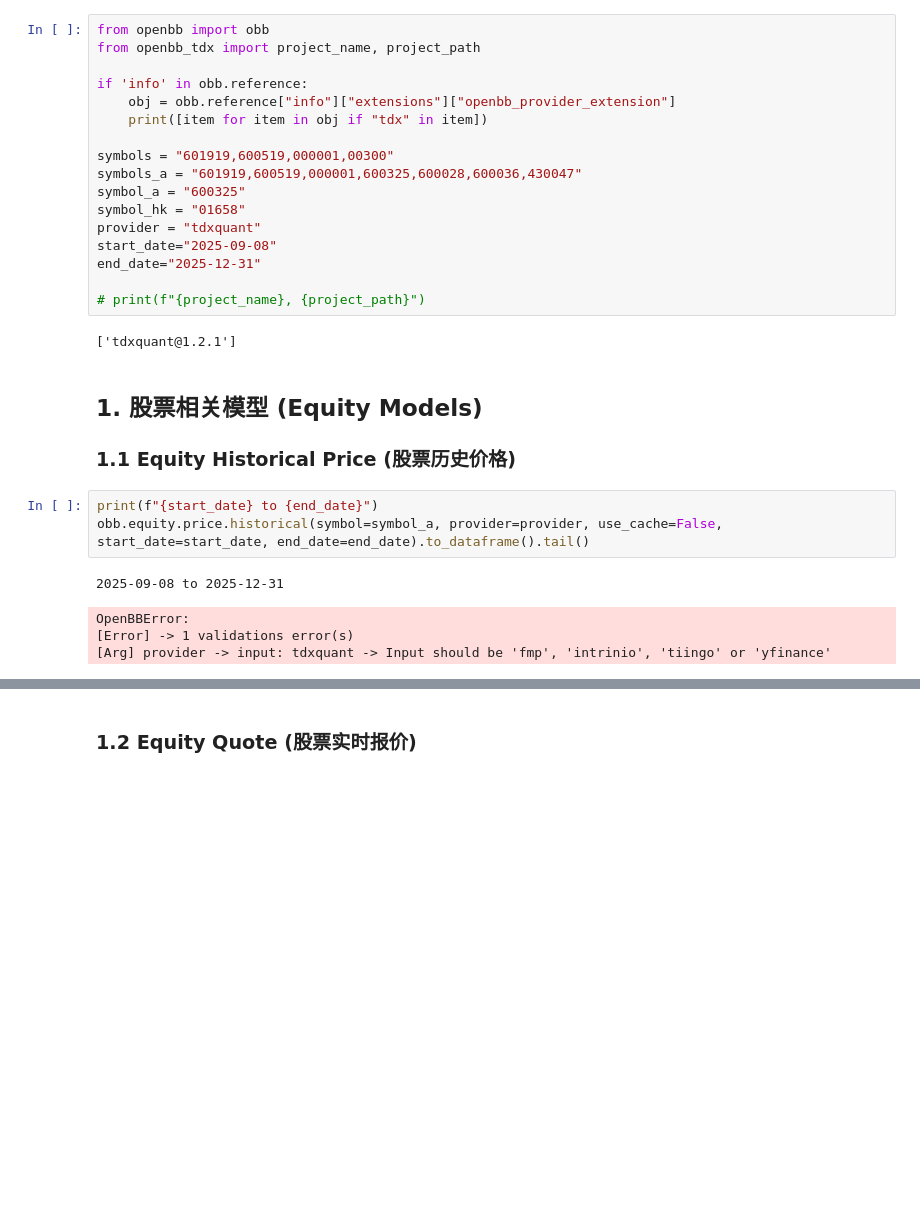
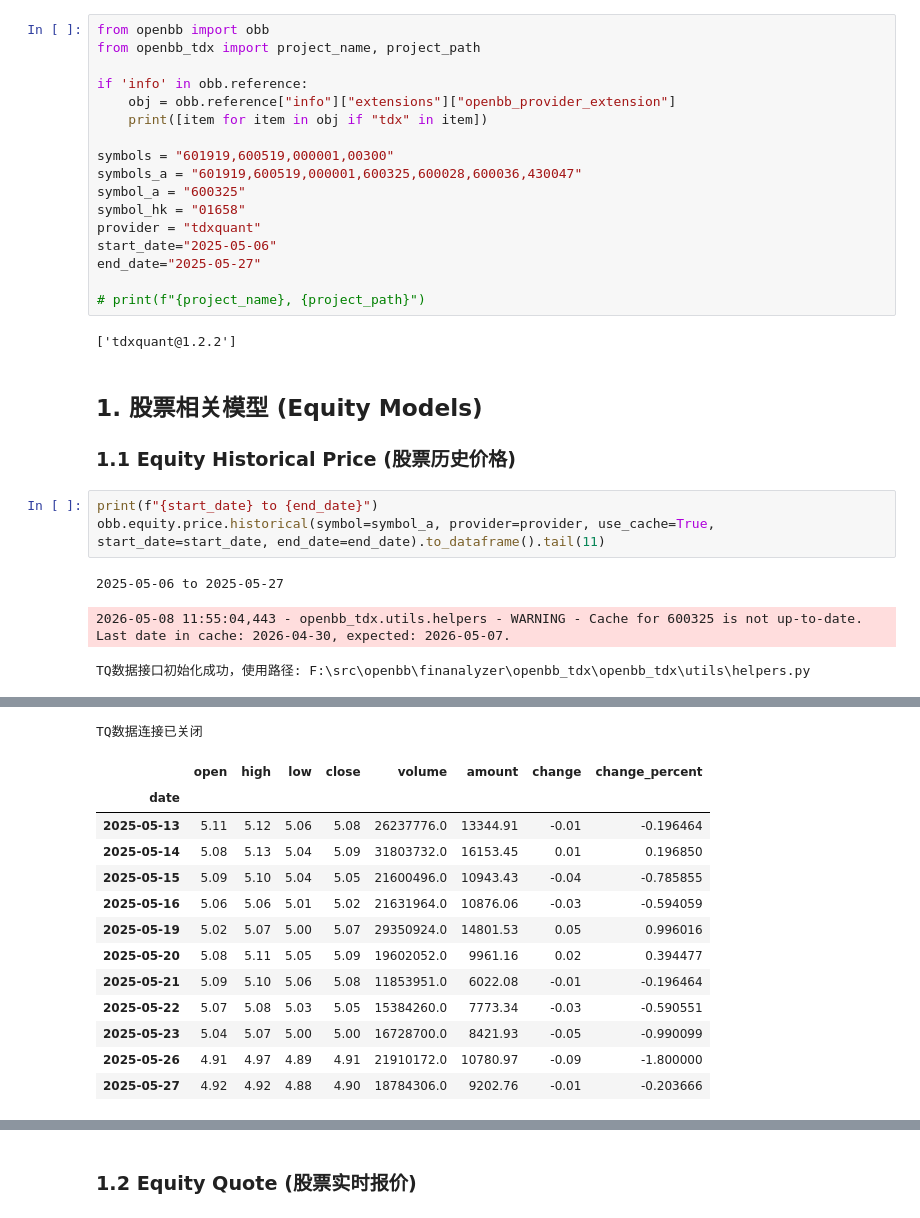
Before and after one commit to finanalyzer/tdx, a Jupyter notebook: docs/openbb_tdx.ipynb, the cells around one changed output, grey strips where cells are left out. Drawn from its saved outputs; the diff is of its cells as text; blank space fills up the shorter version.

```diff
--- a/docs/openbb_tdx.ipynb
+++ b/docs/openbb_tdx.ipynb
@@ -11,20 +11,19 @@ symbols_a = "601919,600519,000001,600325,600028,600036,430047"
 symbol_a = "600325"
 symbol_hk = "01658"
 provider = "tdxquant"
-start_date="2025-09-08"
-end_date="2025-12-31"
+start_date="2025-05-06"
+end_date="2025-05-27"
 
 # print(f"{project_name}, {project_path}")
 # %% [output]
-['tdxquant@1.2.1']
+['tdxquant@1.2.2']
 # %% [markdown]
 ## 1. 股票相关模型 (Equity Models)
 ### 1.1 Equity Historical Price (股票历史价格)
 # %%
 print(f"{start_date} to {end_date}")
-obb.equity.price.historical(symbol=symbol_a, provider=provider, use_cache=False, start_date=start_date, end_date=end_date).to_dataframe().tail()
+obb.equity.price.historical(symbol=symbol_a, provider=provider, use_cache=True, start_date=start_date, end_date=end_date).to_dataframe().tail(11)
 # %% [output]
-2025-09-08 to 2025-12-31
+2025-05-06 to 2025-05-27
-OpenBBError:
-[Error] -> 1 validations error(s)
-[Arg] provider -> input: tdxquant -> Input should be 'fmp', 'intrinio', 'tiingo' or 'yfinance'
+2026-05-08 11:55:04,443 - openbb_tdx.utils.helpers - WARNING - Cache for 600325 is not up-to-date. Last date in cache: 2026-04-30, expected: 2026-05-07.
+TQ数据接口初始化成功，使用路径: F:\src\openbb\finanalyzer\openbb_tdx\openbb_tdx\utils\helpers.py
@@ -30,0 +31,14 @@ OpenBBError:
+TQ数据连接已关闭
+|  | open | high | low | close | volume | amount | change | change_percent |
+| date |  |  |  |  |  |  |  |  |
+| 2025-05-13 | 5.11 | 5.12 | 5.06 | 5.08 | 26237776.0 | 13344.91 | -0.01 | -0.196464 |
+| 2025-05-14 | 5.08 | 5.13 | 5.04 | 5.09 | 31803732.0 | 16153.45 | 0.01 | 0.196850 |
+| 2025-05-15 | 5.09 | 5.10 | 5.04 | 5.05 | 21600496.0 | 10943.43 | -0.04 | -0.785855 |
+| 2025-05-16 | 5.06 | 5.06 | 5.01 | 5.02 | 21631964.0 | 10876.06 | -0.03 | -0.594059 |
+| 2025-05-19 | 5.02 | 5.07 | 5.00 | 5.07 | 29350924.0 | 14801.53 | 0.05 | 0.996016 |
+| 2025-05-20 | 5.08 | 5.11 | 5.05 | 5.09 | 19602052.0 | 9961.16 | 0.02 | 0.394477 |
+| 2025-05-21 | 5.09 | 5.10 | 5.06 | 5.08 | 11853951.0 | 6022.08 | -0.01 | -0.196464 |
+| 2025-05-22 | 5.07 | 5.08 | 5.03 | 5.05 | 15384260.0 | 7773.34 | -0.03 | -0.590551 |
+| 2025-05-23 | 5.04 | 5.07 | 5.00 | 5.00 | 16728700.0 | 8421.93 | -0.05 | -0.990099 |
+| 2025-05-26 | 4.91 | 4.97 | 4.89 | 4.91 | 21910172.0 | 10780.97 | -0.09 | -1.800000 |
+| 2025-05-27 | 4.92 | 4.92 | 4.88 | 4.90 | 18784306.0 | 9202.76 | -0.01 | -0.203666 |
```
Also changed, not shown: parts of 5 cells of this notebook, 7 other files.
